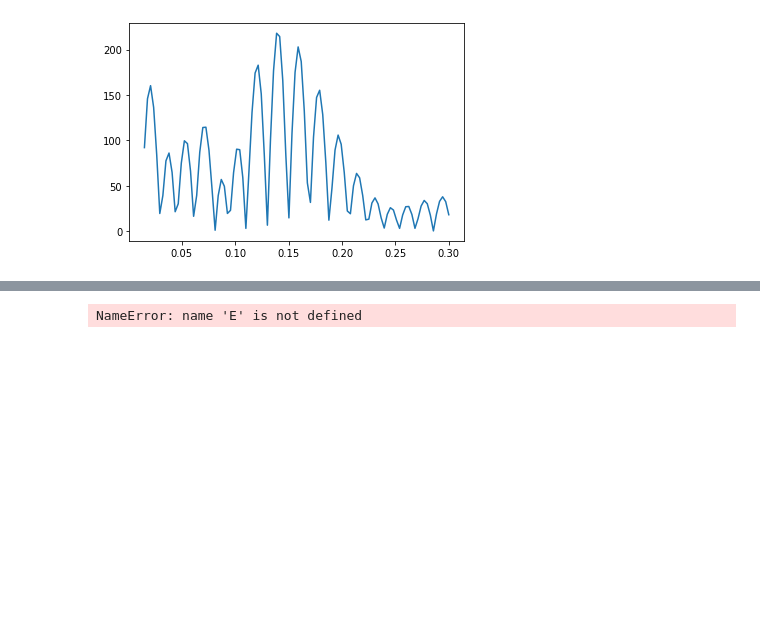
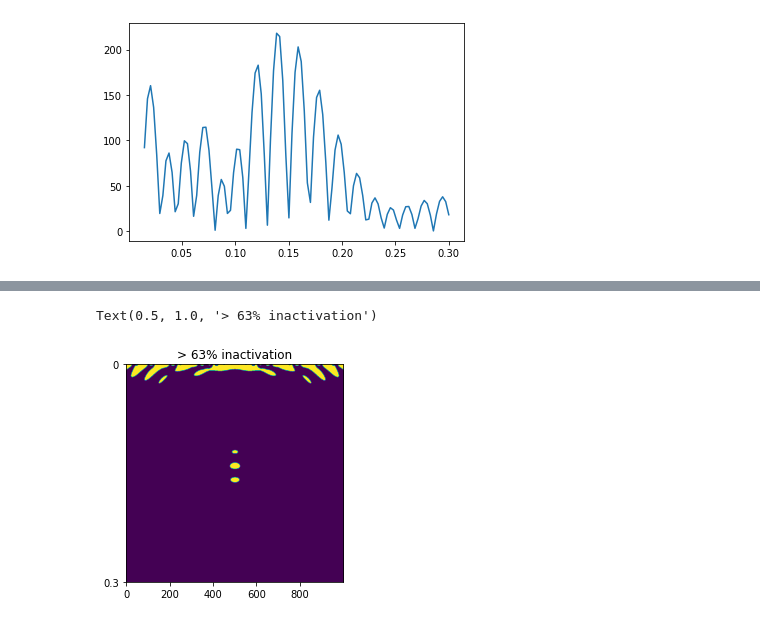
Before and after one commit to 0xDBFB7/covidinator, a Jupyter notebook: documents/phased_array_optimize.ipynb, the cells around one changed output, grey strips where cells are left out. Cells and saved outputs as stored; diff of their text form; code cells hidden in the pictures; blank space fills up the shorter version.

```diff
--- a/documents/phased_array_optimize.ipynb
+++ b/documents/phased_array_optimize.ipynb
@@ -305,17 +302,14 @@ Text(0.5, 0, 'X position (m)')
 # %%
 E[np.nonzero(E < 171.0)] = 0
 E[np.nonzero(E >= 171.0)] = 1
 
 plt.imshow(E)
 
 plt.yticks([0,1000], labels = [0, str(focal_z*2)])
 
-plt.title(f"Electric field from a {max_k}-element array of {element_power*1000.0} mW apiece.\n"
-                "Strong sidelobes due to poor amplitude weight function. Linear array.\n"
-                  "Omni, $\lambda / 2$ dipole antenna far-field approximation.\n")
-
-plt.title("63%")
+plt.title("> 63% inactivation")
 # %% [output]
-NameError: name 'E' is not defined
+Text(0.5, 1.0, '> 63% inactivation')
+[figure, added]
 # %%
 heck yeah, I love 'maxima'.
```
Also changed, not shown: parts of 6 cells of this notebook, 3 other files.
